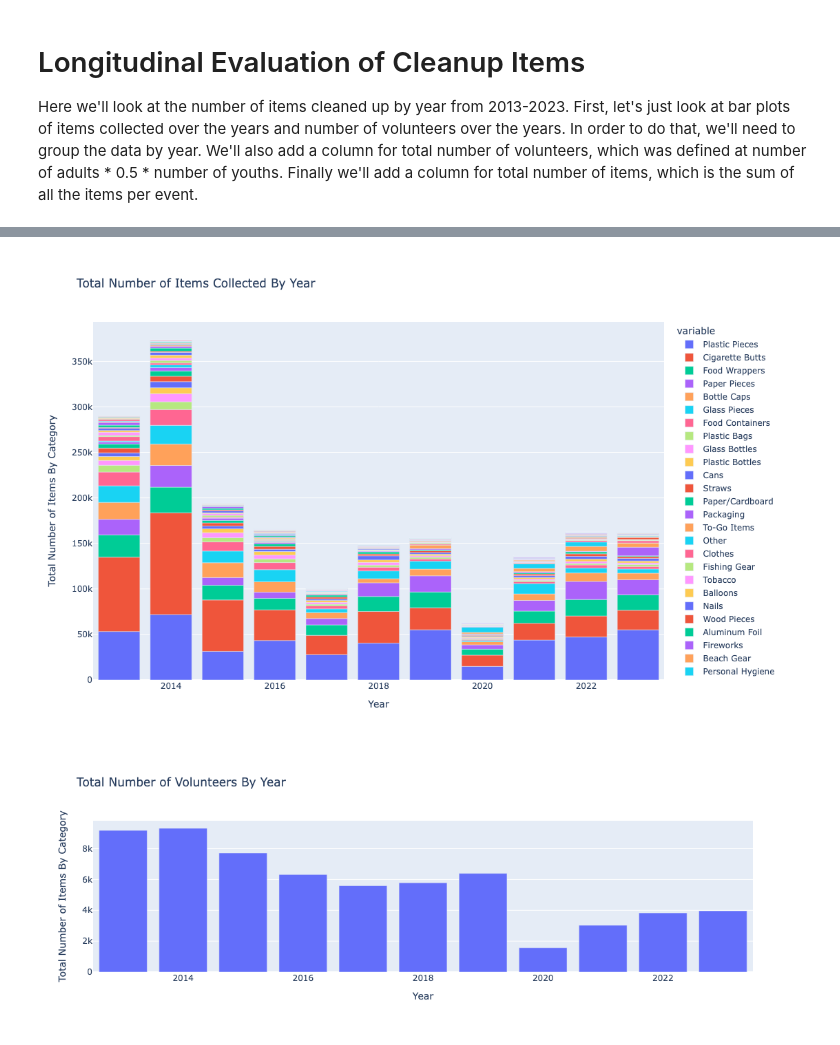
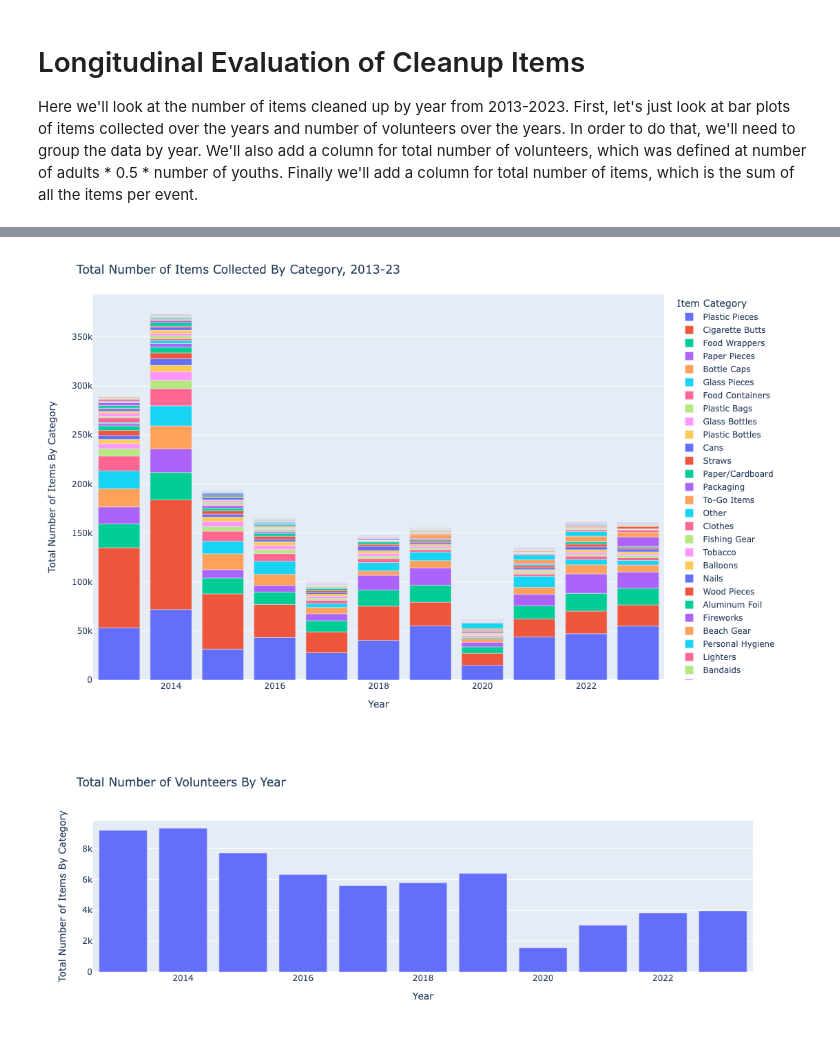
Before and after one commit to jennyfolkesson/saveOurShores, a Jupyter notebook: SOS_cleanup_data.ipynb, the cells around one changed output, grey strips where cells are left out. Cells and saved outputs as stored; diff of their text form; code cells hidden in the pictures.

```diff
--- a/SOS_cleanup_data.ipynb
+++ b/SOS_cleanup_data.ipynb
@@ -134,19 +117,21 @@ annual_data.head()
 # %%
 # Bar plot of items per year
 item_cols = list(col_config.loc[col_config['material'].notnull()]['name'])
 annual_items = annual_data[annual_data.columns.intersection(item_cols)]
-fig = px.bar(annual_items, x=annual_items.index, y=annual_items.columns, title="Total Number of Items Collected By Year")
+fig = px.bar(annual_items, x=annual_items.index, y=annual_items.columns)
 fig.update_layout(
     autosize=False,
     width=1000,
     height=700,
+    title="Total Number of Items Collected By Category, 2013-23",
     yaxis_title='Total Number of Items By Category',
     xaxis_title='Year',
+    legend_title='Item Category',
 )
 fig.show()
 # Bar plot of number of volunteers per year
 # %% [output]
-[figure, old version]
+[figure, new version]
 # %%
 fig = px.bar(annual_data, x=annual_data.index, y='Total Volunteers', title="Total Number of Volunteers By Year")
 fig.update_layout(
```
Also changed, not shown: parts of 14 cells of this notebook, 2 other files.
